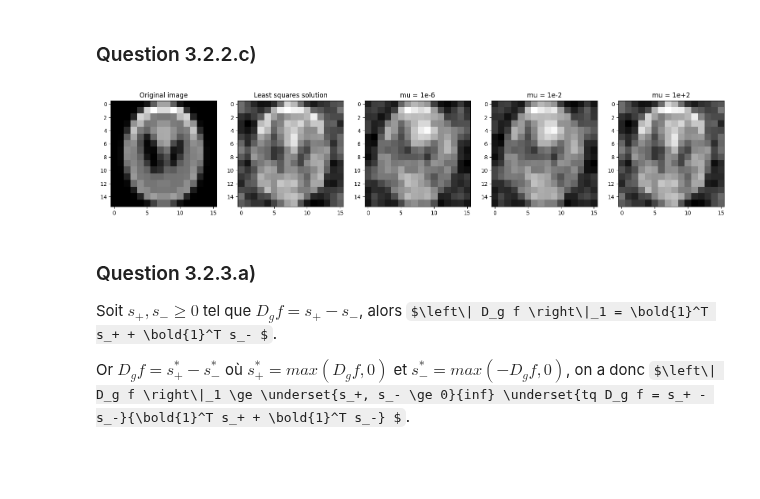
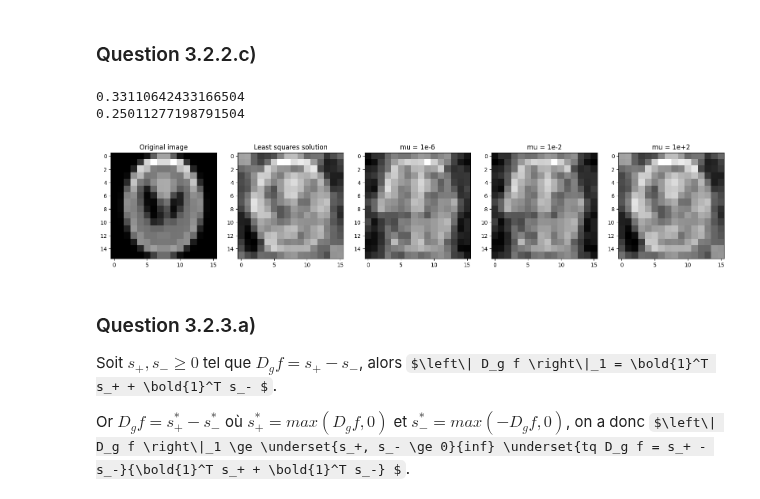
Before and after one commit to VDeumier/Projet_UE11, a Jupyter notebook: projet-opti-ts/X-Ray Tomography.ipynb, the cells around one changed output. Saved outputs shown, nothing was run; the diff lists cells and outputs as text; code cells hidden in the pictures; some formulas as TeX source; blank space fills up the shorter version.

```diff
--- a/projet-opti-ts/X-Ray Tomography.ipynb
+++ b/projet-opti-ts/X-Ray Tomography.ipynb
@@ -384,33 +384,39 @@ $$ f^* = -Q^{-1} a $$
 ### Question 3.2.2.c)
 # %%
 # Solution moindres carrés
-
+time_start = time.time()
 f_sol1 = np.dot(np.linalg.inv(F), m0).real.reshape(16, 16)
+time_end = time.time()
+print( time_end - time_start)
 
 # Solution moindres carrés régularisés
 
 def regularized_least_squares(mu):
     M_dague = np.conjugate(np.transpose(M))
     m_dague = np.conjugate(np.transpose(m))
     Q = np.dot(M_dague, M) + 2*mu*np.eye(256)
     a = np.transpose(np.dot(m_dague, M).real)
     return np.dot(np.linalg.inv(Q), a).real.reshape(16, 16)
-
+time_start = time.time()
 fig, (ax1, ax2, ax3, ax4, ax5) = plt.subplots(1, 5, figsize=(20, 4))
 ax1.imshow(image_16, cmap='gray')
 ax1.set_title('Original image')
 ax2.imshow(f_sol1, cmap='gray')
 ax2.set_title('Least squares solution')
 ax3.imshow(regularized_least_squares(10**-6), cmap='gray')
 ax3.set_title('mu = 1e-6')
 ax4.imshow(regularized_least_squares(10**-2), cmap='gray')
 ax4.set_title('mu = 1e-2')
 ax5.imshow(regularized_least_squares(10**2), cmap='gray')
 ax5.set_title('mu = 1e+2')
+time_end = time.time()
+print( time_end - time_start)
 
 plt.show()
 # %% [output]
+0.33110642433166504
+0.25011277198791504
-[figure, old version]
+[figure, new version]
 # %% [markdown]
 ### Question 3.2.3.a)
 
```
Also changed, not shown: parts of 6 cells of this notebook.
